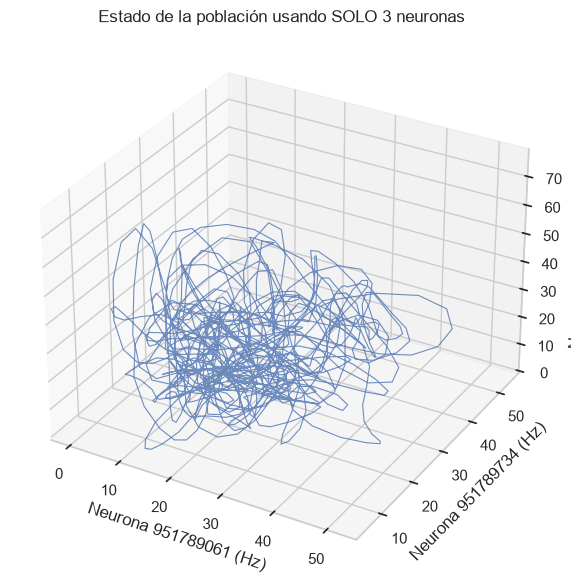
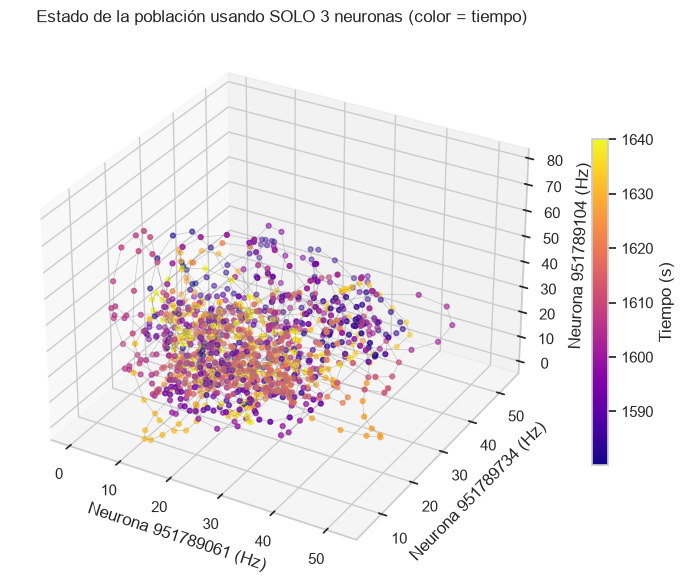
The change to this notebook cell's code, shown as a diff; its figure went from the first image to the second:
--- before
+++ after
@@ -4,12 +4,16 @@
 etiquetas = [str(unidades_sel.index[i]) for i in top3]
 
+x, y, zz = tasas_suaves[top3[0]], tasas_suaves[top3[1]], tasas_suaves[top3[2]]
+
 fig = plt.figure(figsize=(8, 6))
 ax  = fig.add_subplot(111, projection='3d')
-ax.plot(tasas_suaves[top3[0]], tasas_suaves[top3[1]], tasas_suaves[top3[2]],
-        lw=0.8, alpha=0.8)
+# Línea gris tenue (el recorrido) + puntos coloreados por el tiempo: así se ve la evolución.
+ax.plot(x, y, zz, color='gray', lw=0.4, alpha=0.5)
+p = ax.scatter(x, y, zz, c=centros, cmap='plasma', s=12)
+fig.colorbar(p, ax=ax, label='Tiempo (s)', shrink=0.6)
 ax.set_xlabel(f'Neurona {etiquetas[0]} (Hz)')
 ax.set_ylabel(f'Neurona {etiquetas[1]} (Hz)')
 ax.set_zlabel(f'Neurona {etiquetas[2]} (Hz)')
-ax.set_title('Estado de la población usando SOLO 3 neuronas')
+ax.set_title('Estado de la población usando SOLO 3 neuronas (color = tiempo)')
 plt.tight_layout()
 plt.show()

Commit: Implement feature X to enhance user experience and optimize performance